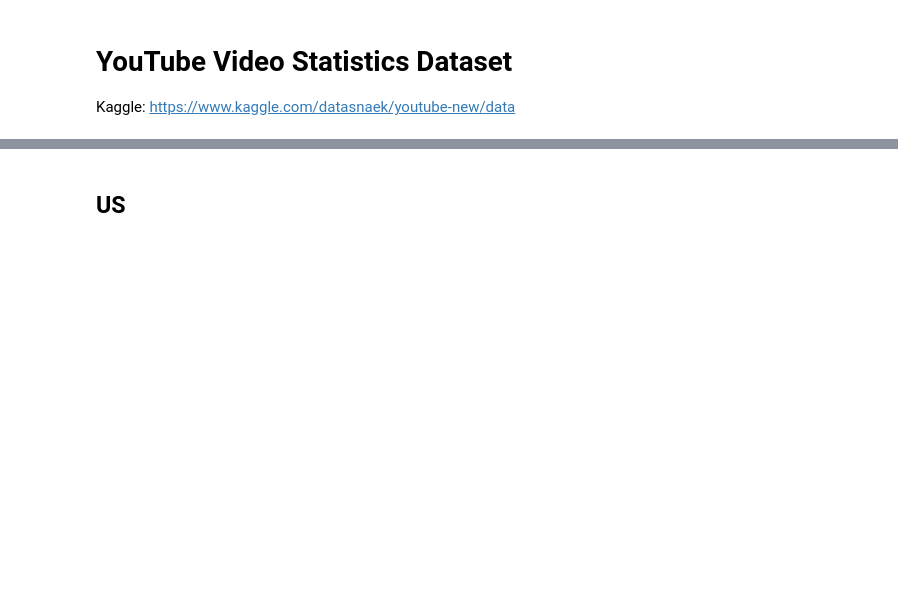
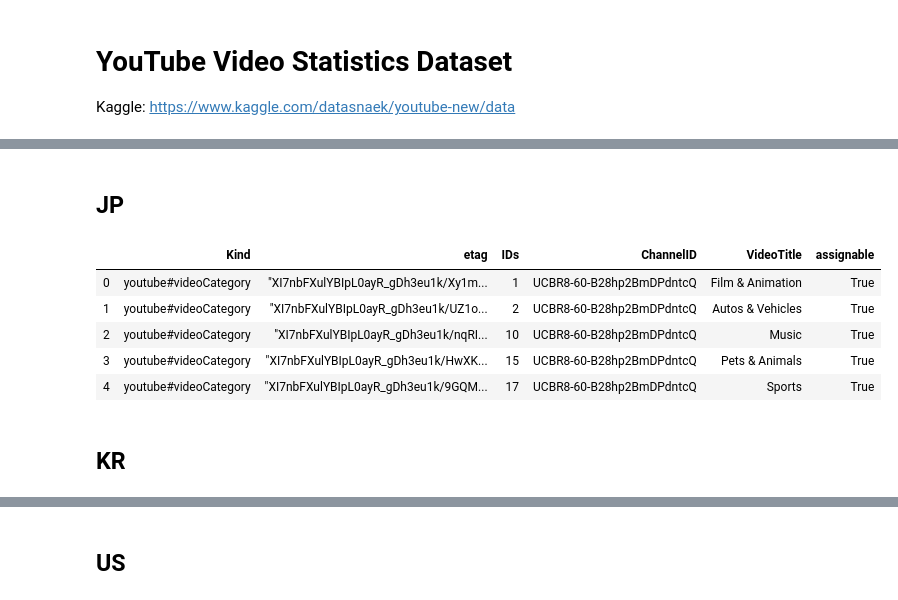
Before and after one commit to gangulyshiuli/etl-project, a Jupyter notebook: Development/Katelin/YouTube Video Stats Metadata.ipynb, the cells around one changed output, grey strips where cells are left out. Drawn from its saved outputs; the diff is of its cells as text; code cells hidden in the pictures; blank space fills up the shorter version.

```diff
--- a/Development/Katelin/YouTube Video Stats Metadata.ipynb
+++ b/Development/Katelin/YouTube Video Stats Metadata.ipynb
@@ -12,0 +212,40 @@ us_json = pd.read_json(r'data/US_category_id.json')['items']
+# %% [markdown]
+## JP
+# %%
+# extract data from files to use in a dictionary
+
+kind = []
+etag = []
+ids = []
+channelid = []
+title = []
+assignable = []
+
+for record in range(len(jp_json)):
+    kind.append(jp_json[record]['kind'])
+    etag.append(jp_json[record]['etag'])
+    ids.append(jp_json[record]['id'])
+    channelid.append(jp_json[record]['snippet']['channelId'])
+    title.append(jp_json[record]['snippet']['title'])
+    assignable.append(jp_json[record]['snippet']['assignable'])
+# %%
+# create a pandas dataframe
+
+jp_df = pd.DataFrame({'Kind': kind,
+                     'etag': etag,
+                     'IDs': ids,
+                     'ChannelID': channelid,
+                     'VideoTitle': title,
+                     'assignable': assignable
+                     })
+# %%
+jp_df.head()
+# %% [output]
+|  | Kind | etag | IDs | ChannelID | VideoTitle | assignable |
+| 0 | youtube#videoCategory | "XI7nbFXulYBIpL0ayR_gDh3eu1k/Xy1m... | 1 | UCBR8-60-B28hp2BmDPdntcQ | Film & Animation | True |
+| 1 | youtube#videoCategory | "XI7nbFXulYBIpL0ayR_gDh3eu1k/UZ1o... | 2 | UCBR8-60-B28hp2BmDPdntcQ | Autos & Vehicles | True |
+| 2 | youtube#videoCategory | "XI7nbFXulYBIpL0ayR_gDh3eu1k/nqRI... | 10 | UCBR8-60-B28hp2BmDPdntcQ | Music | True |
+| 3 | youtube#videoCategory | "XI7nbFXulYBIpL0ayR_gDh3eu1k/HwXK... | 15 | UCBR8-60-B28hp2BmDPdntcQ | Pets & Animals | True |
+| 4 | youtube#videoCategory | "XI7nbFXulYBIpL0ayR_gDh3eu1k/9GQM... | 17 | UCBR8-60-B28hp2BmDPdntcQ | Sports | True |
+# %% [markdown]
+## KR
```
Also changed, not shown: parts of 35 cells of this notebook.
